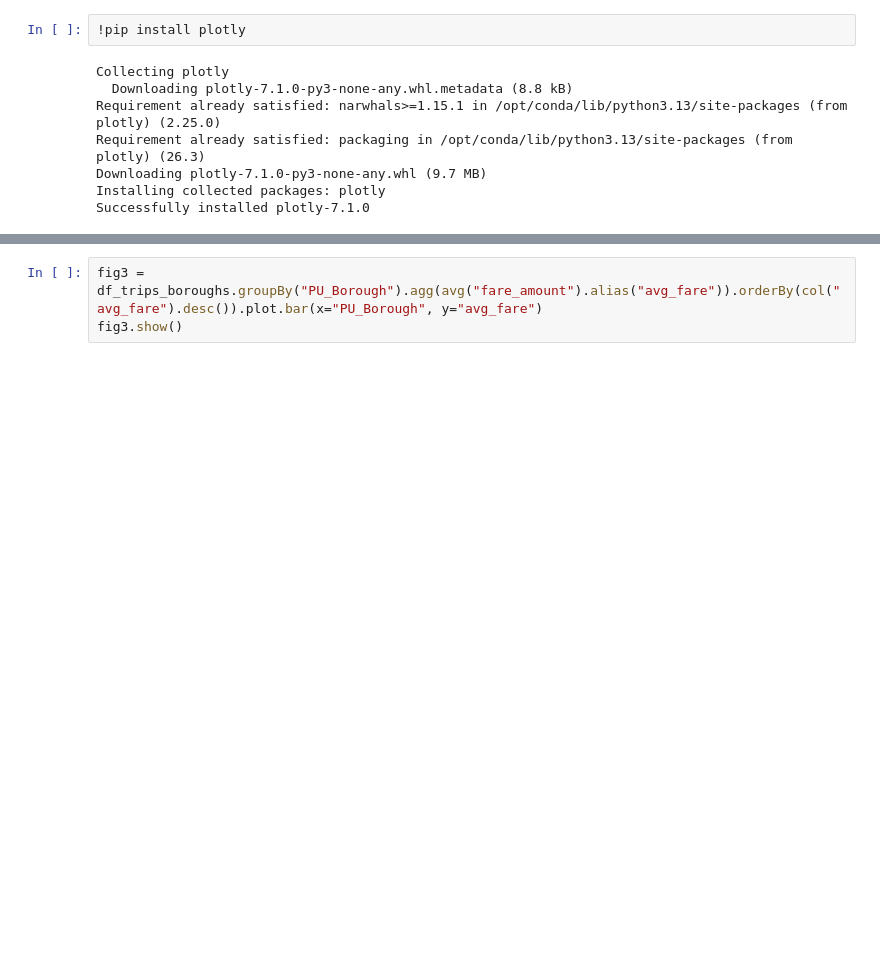
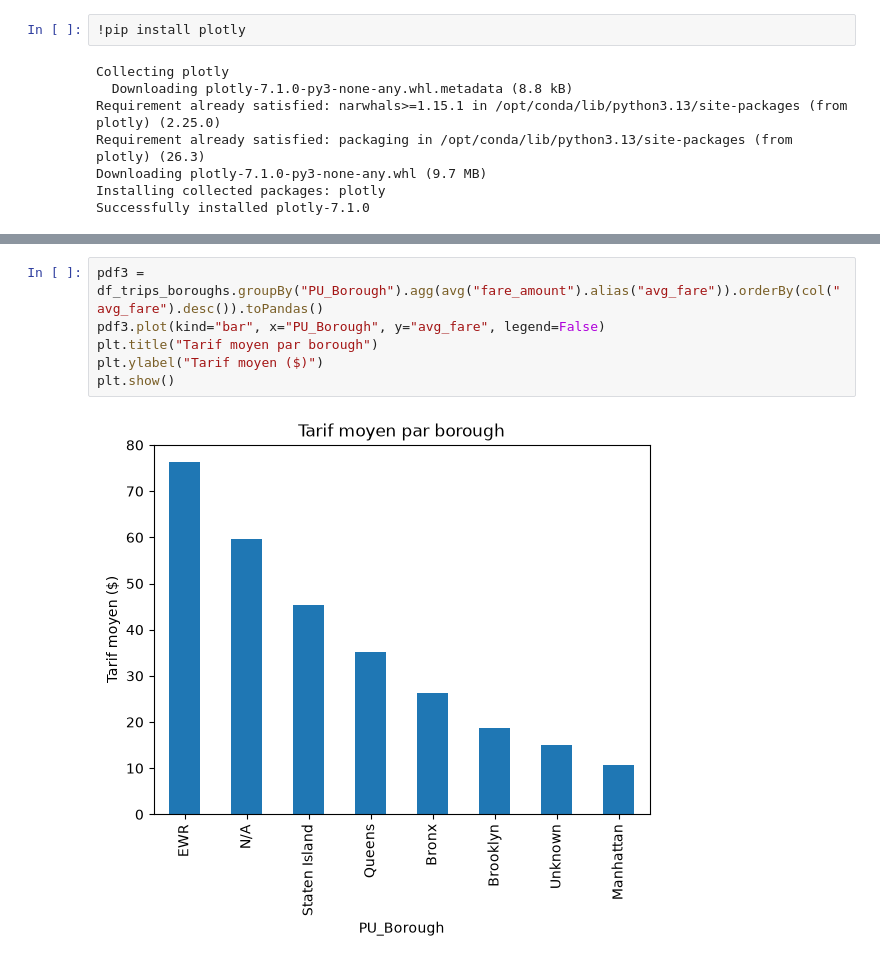
Before and after one commit to MELKKIORR/ece-big-data-processing-repo-2026, a Jupyter notebook: 03.sparksql-and-dataframes/lab_pyspark_jupyter_docker/lab_sparksql_and_dataframes_grp1.ipynb, the cells around one changed output, grey strips where cells are left out. Drawn from its saved outputs; the diff is of its cells as text; blank space fills up the shorter version.

```diff
--- a/03.sparksql-and-dataframes/lab_pyspark_jupyter_docker/lab_sparksql_and_dataframes_grp1.ipynb
+++ b/03.sparksql-and-dataframes/lab_pyspark_jupyter_docker/lab_sparksql_and_dataframes_grp1.ipynb
@@ -469,3 +482,8 @@ fig2.show()
 # %%
-fig3 = df_trips_boroughs.groupBy("PU_Borough").agg(avg("fare_amount").alias("avg_fare")).orderBy(col("avg_fare").desc()).plot.bar(x="PU_Borough", y="avg_fare")
-fig3.show()
+pdf3 = df_trips_boroughs.groupBy("PU_Borough").agg(avg("fare_amount").alias("avg_fare")).orderBy(col("avg_fare").desc()).toPandas()
+pdf3.plot(kind="bar", x="PU_Borough", y="avg_fare", legend=False)
+plt.title("Tarif moyen par borough")
+plt.ylabel("Tarif moyen ($)")
+plt.show()
+# %% [output]
+[figure, added]
```
Also changed, not shown: parts of 2 cells of this notebook.
